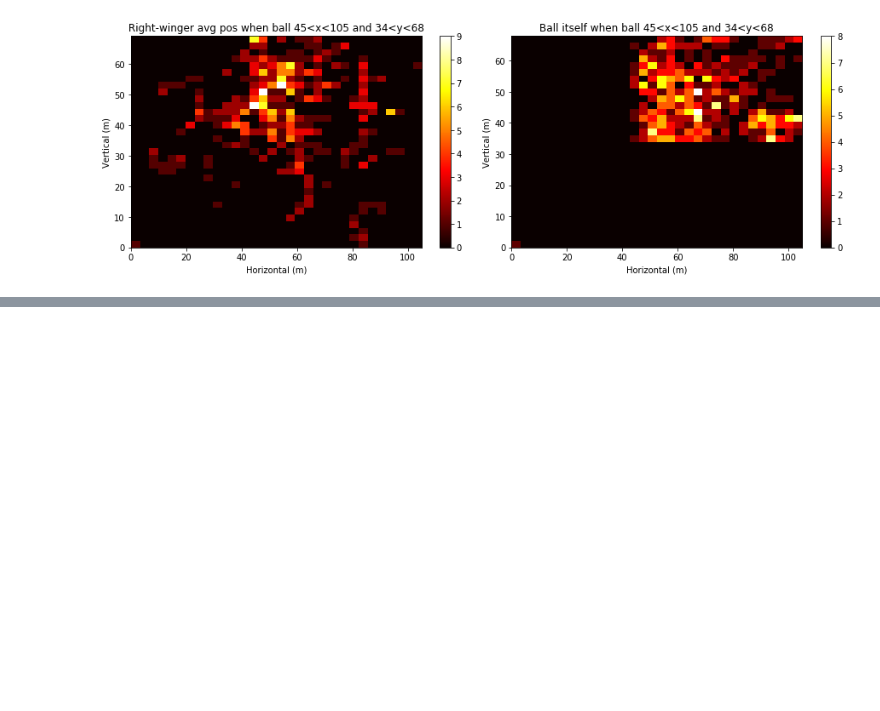
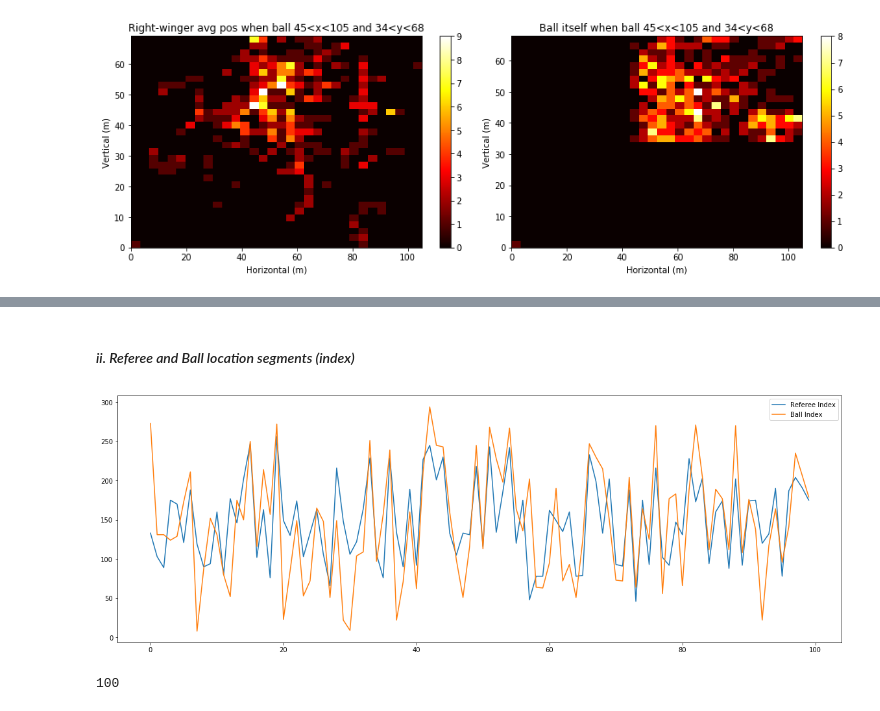
Before and after one commit to anaramirli/predict-soccer-ball-location, a Jupyter notebook: src/feature_analysis.ipynb, the cells around one changed output, grey strips where cells are left out. Saved outputs shown, nothing was run; the diff lists cells and outputs as text; code cells hidden in the pictures; blank space fills up the shorter version.

```diff
--- a/src/feature_analysis.ipynb
+++ b/src/feature_analysis.ipynb
@@ -372,0 +450,15 @@ plot_hist(cols_rw, ' when ball 45<x<105 and 34<y<68')
+# %% [markdown]
+#### *ii. Referee and Ball location segments (index)*
+# %%
+df2 = pd.DataFrame({
+'Referee Index': referee_idx,
+'Ball Index': ball_idx
+})
+
+plt.figure(figsize=(20,7))
+df2[['Referee Index', 'Ball Index']].plot(ax = plt.gca())
+plt.show()
+len(ball_idx)
+# %% [output]
+[figure, added]
+100
```
Also changed, not shown: parts of 10 cells of this notebook.
